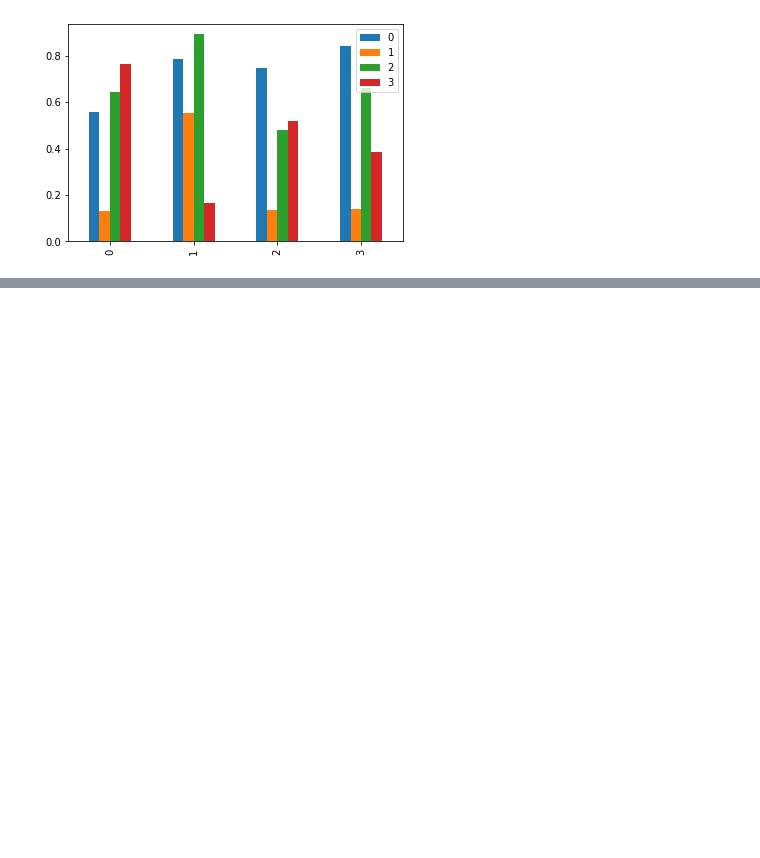
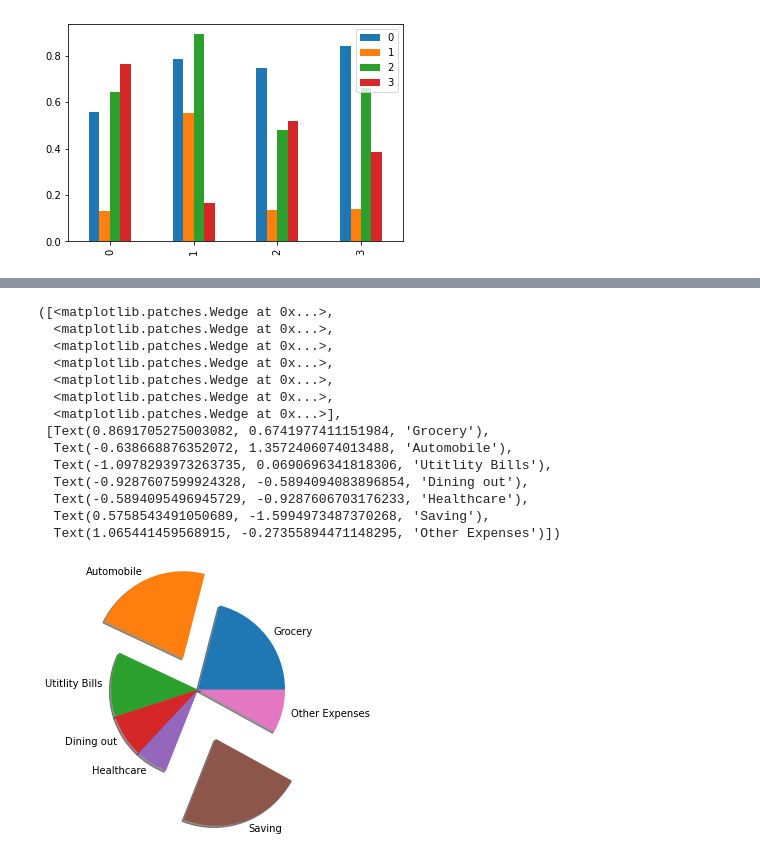
Before and after one commit to Hrithik2212/Python-Advanced-, a Jupyter notebook: DA lab/Ass9.ipynb, the cells around one changed output, grey strips where cells are left out. Saved outputs shown, nothing was run; the diff lists cells and outputs as text; code cells hidden in the pictures; blank space fills up the shorter version.

```diff
--- a/DA lab/Ass9.ipynb
+++ b/DA lab/Ass9.ipynb
@@ -74,0 +97,24 @@ A
+# %%
+labels = 'Grocery,Automobile,Utitlity Bills,Dining out,Healthcare,Saving,Other Expenses'.split(',')
+percent = [21,22,12,8,6,23,8]
+plt.pie(percent,
+        labels=labels,
+        startangle=0,
+        shadow=True,
+        explode=[0,0.4,0,0,0,0.6,0])
+# %% [output]
+([<matplotlib.patches.Wedge at 0x...>,
+  <matplotlib.patches.Wedge at 0x...>,
+  <matplotlib.patches.Wedge at 0x...>,
+  <matplotlib.patches.Wedge at 0x...>,
+  <matplotlib.patches.Wedge at 0x...>,
+  <matplotlib.patches.Wedge at 0x...>,
+  <matplotlib.patches.Wedge at 0x...>],
+ [Text(0.8691705275003082, 0.6741977411151984, 'Grocery'),
+  Text(-0.638668876352072, 1.3572406074013488, 'Automobile'),
+  Text(-1.0978293973263735, 0.0690696341818306, 'Utitlity Bills'),
+  Text(-0.9287607599924328, -0.5894094083896854, 'Dining out'),
+  Text(-0.5894095496945729, -0.9287606703176233, 'Healthcare'),
+  Text(0.5758543491050689, -1.5994973487370268, 'Saving'),
+  Text(1.065441459568915, -0.27355894471148295, 'Other Expenses')])
+[figure, added]
```
Also changed, not shown: parts of 4 cells of this notebook.
